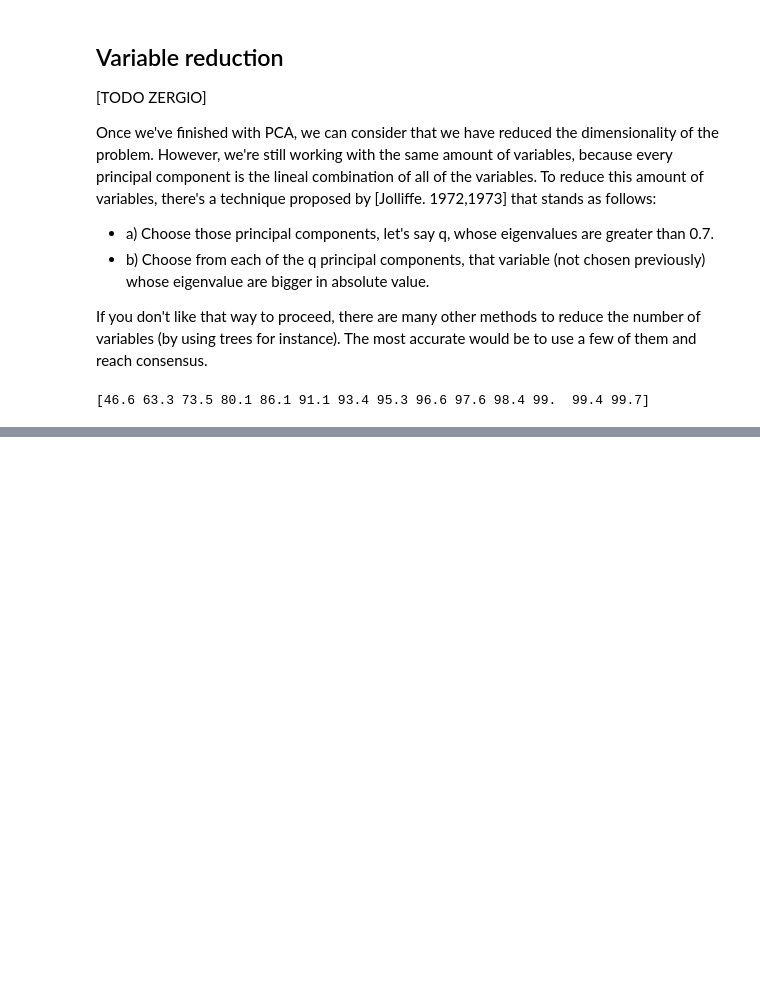
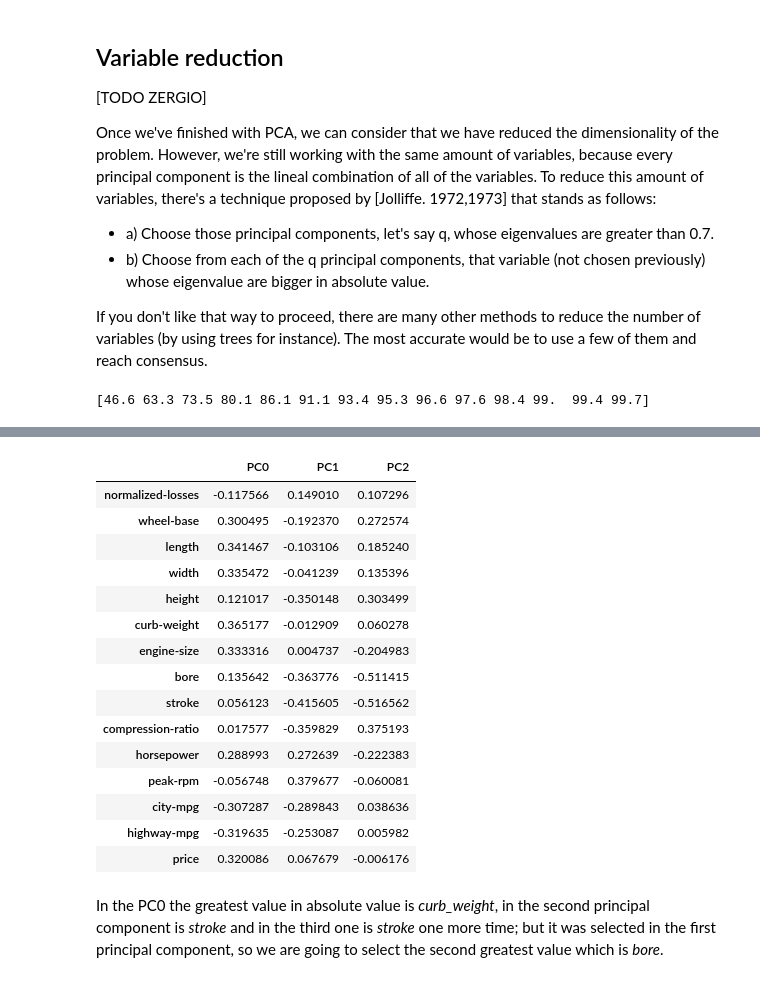
Before and after one commit to serrodcal-data-scientist/dataLab1, a Jupyter notebook: EDA.ipynb, the cells around one changed output, grey strips where cells are left out. Saved outputs shown, nothing was run; the diff lists cells and outputs as text; code cells hidden in the pictures; blank space fills up the shorter version.

Commit message:
selected variables

```diff
--- a/EDA.ipynb
+++ b/EDA.ipynb
@@ -283,3 +283,25 @@ importance_T_df.describe()
 | 50% | 0.135642 | -0.103106 | 0.038636 | -0.014191 | -0.181036 | -0.017278 | 0.021090 | 0.040396 | 0.057994 | 0.059228 | -0.025454 | ... |
 | 75% | 0.326701 | 0.036208 | 0.160318 | 0.038554 | -0.042070 | 0.027918 | 0.145219 | 0.275565 | 0.207340 | 0.191114 | 0.051898 | ... |
 | max | 0.365177 | 0.379677 | 0.375193 | 0.215036 | 0.396064 | 0.546565 | 0.424685 | 0.395362 | 0.447557 | 0.392237 | 0.727155 | ... |
+# %%
+final_principal_components = importance_T_df[['PC0','PC1','PC2']]
+final_principal_components.head(final_principal_components.shape[0])
+# %% [output]
+|  | PC0 | PC1 | PC2 |
+| normalized-losses | -0.117566 | 0.149010 | 0.107296 |
+| wheel-base | 0.300495 | -0.192370 | 0.272574 |
+| length | 0.341467 | -0.103106 | 0.185240 |
+| width | 0.335472 | -0.041239 | 0.135396 |
+| height | 0.121017 | -0.350148 | 0.303499 |
+| curb-weight | 0.365177 | -0.012909 | 0.060278 |
+| engine-size | 0.333316 | 0.004737 | -0.204983 |
+| bore | 0.135642 | -0.363776 | -0.511415 |
+| stroke | 0.056123 | -0.415605 | -0.516562 |
+| compression-ratio | 0.017577 | -0.359829 | 0.375193 |
+| horsepower | 0.288993 | 0.272639 | -0.222383 |
+| peak-rpm | -0.056748 | 0.379677 | -0.060081 |
+| city-mpg | -0.307287 | -0.289843 | 0.038636 |
+| highway-mpg | -0.319635 | -0.253087 | 0.005982 |
+| price | 0.320086 | 0.067679 | -0.006176 |
+# %% [markdown]
+In the PC0 the greatest value in absolute value is *curb_weight*, in the second principal component is *stroke* and in the third one is *stroke* one more time; but it was selected in the first principal component, so we are going to select the second greatest value which is *bore*.
```
Also changed, not shown: parts of 2 cells of this notebook.
